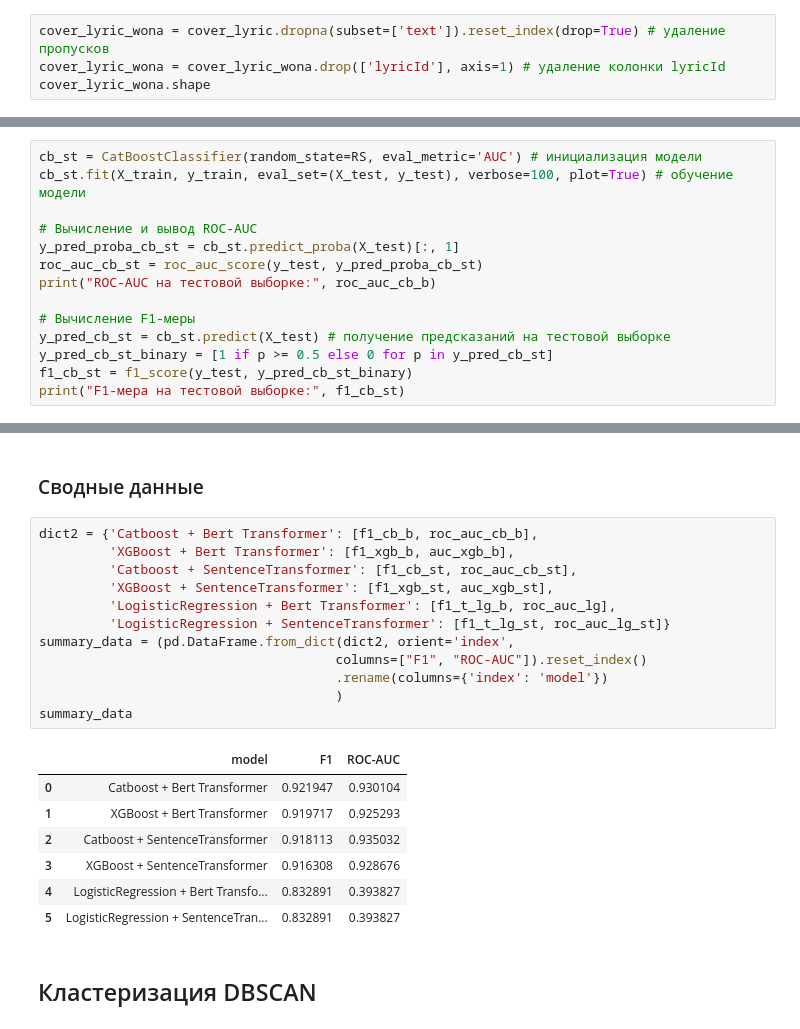
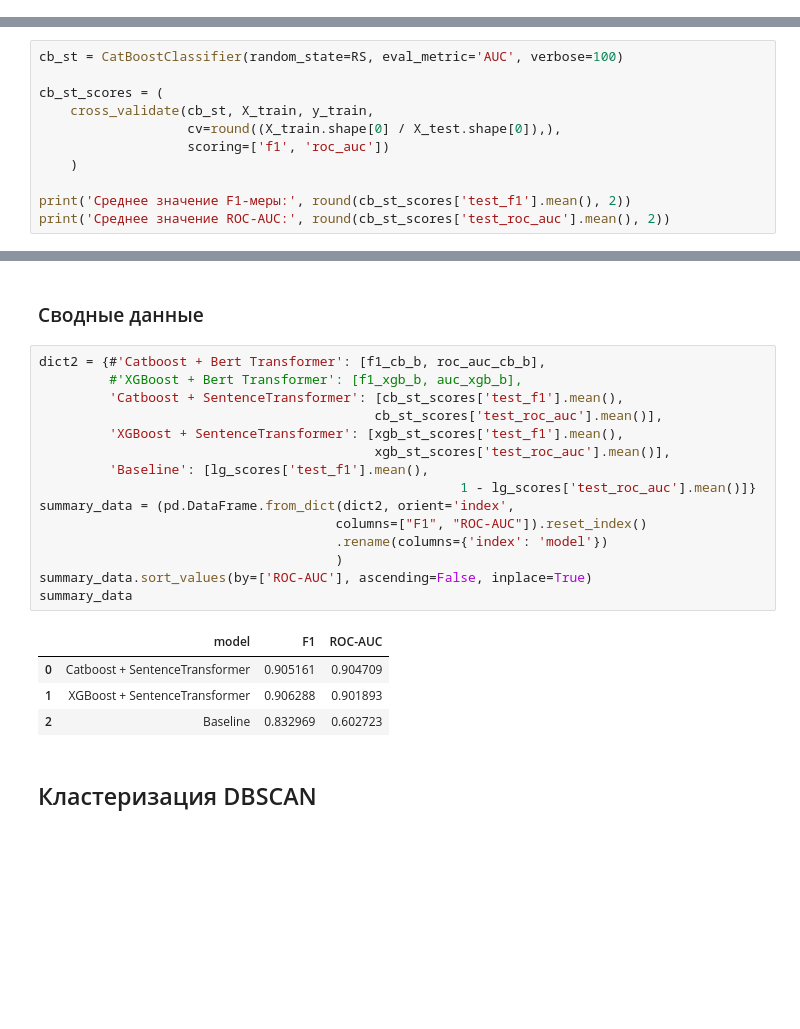
Before and after one commit to denis-42ds/cover-songs-search, a Jupyter notebook: music_covers.ipynb, the cells around one changed output, grey strips where cells are left out. Cells and saved outputs as stored; diff of their text form; blank space fills up the shorter version.

```diff
--- a/music_covers.ipynb
+++ b/music_covers.ipynb
@@ -251,4 +334,0 @@ cover_lyric = (filled_data
-# %%
-cover_lyric_wona = cover_lyric.dropna(subset=['text']).reset_index(drop=True) # удаление пропусков
-cover_lyric_wona = cover_lyric_wona.drop(['lyricId'], axis=1) # удаление колонки lyricId
-cover_lyric_wona.shape
@@ -568,17 +572,3 @@ F1-мера на тестовой выборке: 0.9219467401285584
 - при обучении `CatBoost` на эмбеддингах `Bert` получены метрики `ROC-AUC: 0.93`, `F1-мера: 0.92` на тестовых данных
 # %% [markdown]
 ### CatBoost на эмбеддингах SentenceTransformer
-# %%
-cb_st = CatBoostClassifier(random_state=RS, eval_metric='AUC') # инициализация модели
-cb_st.fit(X_train, y_train, eval_set=(X_test, y_test), verbose=100, plot=True) # обучение модели
-
-# Вычисление и вывод ROC-AUC
-y_pred_proba_cb_st = cb_st.predict_proba(X_test)[:, 1]
-roc_auc_cb_st = roc_auc_score(y_test, y_pred_proba_cb_st)
-print("ROC-AUC на тестовой выборке:", roc_auc_cb_b)
-
-# Вычисление F1-меры
-y_pred_cb_st = cb_st.predict(X_test) # получение предсказаний на тестовой выборке
-y_pred_cb_st_binary = [1 if p >= 0.5 else 0 for p in y_pred_cb_st]
-f1_cb_st = f1_score(y_test, y_pred_cb_st_binary)
-print("F1-мера на тестовой выборке:", f1_cb_st)
@@ -605,0 +575,11 @@ F1-мера на тестовой выборке: 0.9181126331811262
+# %%
+cb_st = CatBoostClassifier(random_state=RS, eval_metric='AUC', verbose=100)
+
+cb_st_scores = (
+    cross_validate(cb_st, X_train, y_train,
+                   cv=round((X_train.shape[0] / X_test.shape[0]),),
+                   scoring=['f1', 'roc_auc'])
+    )
+
+print('Среднее значение F1-меры:', round(cb_st_scores['test_f1'].mean(), 2))
+print('Среднее значение ROC-AUC:', round(cb_st_scores['test_roc_auc'].mean(), 2))
@@ -700,25 +610,25 @@ ROC-AUC на тестовой выборке: 0.39
 # %% [markdown]
 ### Сводные данные
 # %%
-dict2 = {'Catboost + Bert Transformer': [f1_cb_b, roc_auc_cb_b],
-         'XGBoost + Bert Transformer': [f1_xgb_b, auc_xgb_b],
-         'Catboost + SentenceTransformer': [f1_cb_st, roc_auc_cb_st],
-         'XGBoost + SentenceTransformer': [f1_xgb_st, auc_xgb_st],
-         'LogisticRegression + Bert Transformer': [f1_t_lg_b, roc_auc_lg],
-         'LogisticRegression + SentenceTransformer': [f1_t_lg_st, roc_auc_lg_st]}
+dict2 = {#'Catboost + Bert Transformer': [f1_cb_b, roc_auc_cb_b],
+         #'XGBoost + Bert Transformer': [f1_xgb_b, auc_xgb_b],
+         'Catboost + SentenceTransformer': [cb_st_scores['test_f1'].mean(),
+                                           cb_st_scores['test_roc_auc'].mean()],
+         'XGBoost + SentenceTransformer': [xgb_st_scores['test_f1'].mean(),
+                                           xgb_st_scores['test_roc_auc'].mean()],
+         'Baseline': [lg_scores['test_f1'].mean(),
+                                                      1 - lg_scores['test_roc_auc'].mean()]}
 summary_data = (pd.DataFrame.from_dict(dict2, orient='index',
                                       columns=["F1", "ROC-AUC"]).reset_index()
                                       .rename(columns={'index': 'model'})
                                       )
+summary_data.sort_values(by=['ROC-AUC'], ascending=False, inplace=True)
 summary_data
 # %% [output]
 |  | model | F1 | ROC-AUC |
-| 0 | Catboost + Bert Transformer | 0.921947 | 0.930104 |
-| 1 | XGBoost + Bert Transformer | 0.919717 | 0.925293 |
-| 2 | Catboost + SentenceTransformer | 0.918113 | 0.935032 |
-| 3 | XGBoost + SentenceTransformer | 0.916308 | 0.928676 |
-| 4 | LogisticRegression + Bert Transfo... | 0.832891 | 0.393827 |
-| 5 | LogisticRegression + SentenceTran... | 0.832891 | 0.393827 |
+| 0 | Catboost + SentenceTransformer | 0.905161 | 0.904709 |
+| 1 | XGBoost + SentenceTransformer | 0.906288 | 0.901893 |
+| 2 | Baseline | 0.832969 | 0.602723 |
 # %% [markdown]
 ## Кластеризация DBSCAN
 # %% [markdown]
```
Also changed, not shown: parts of 75 cells of this notebook, 4 other files.
